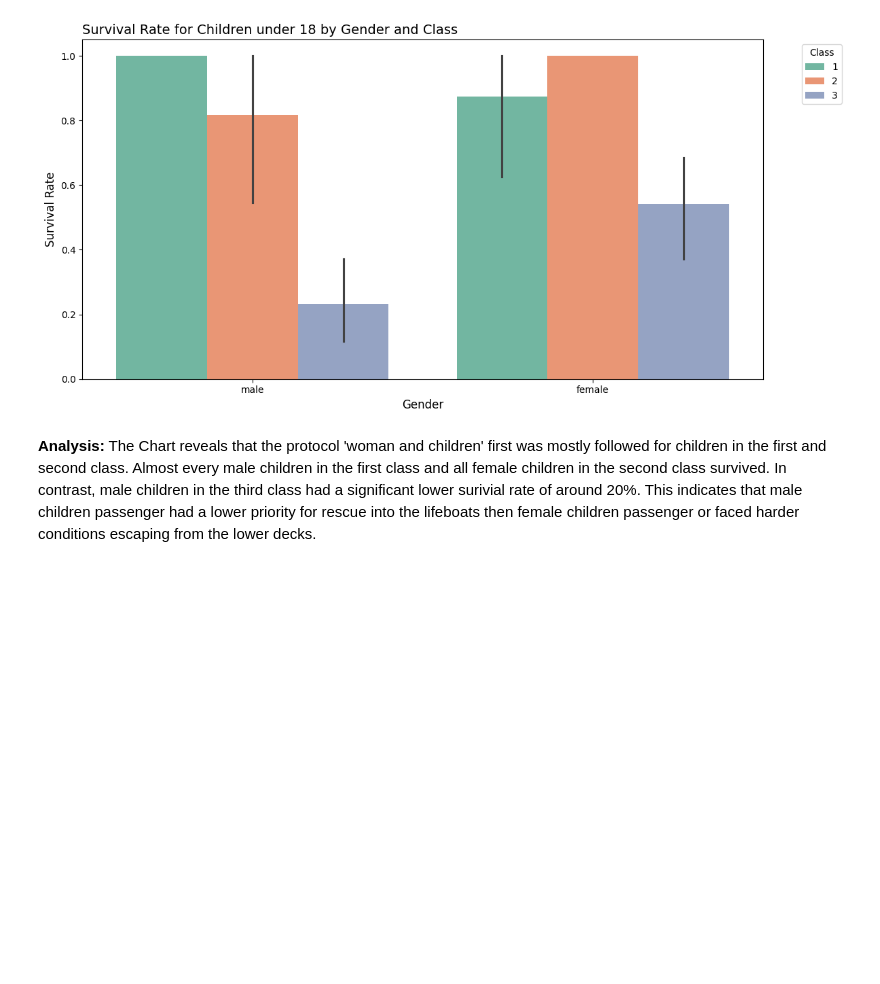
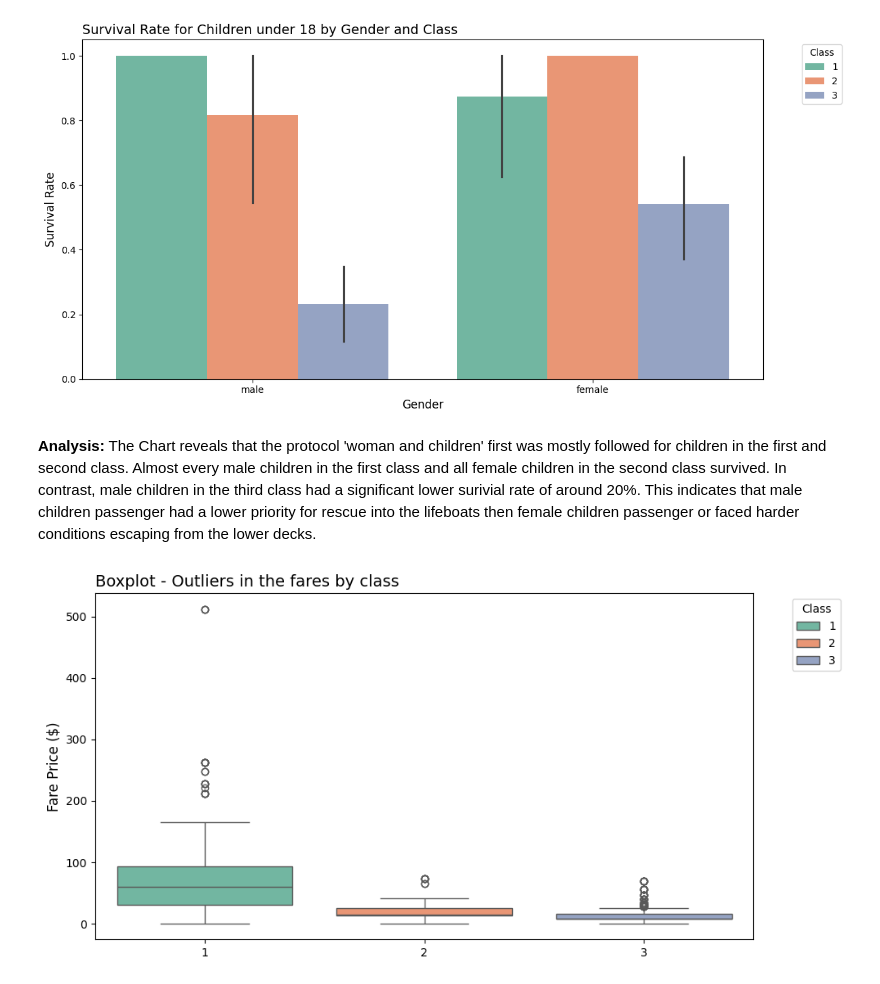
Before and after one commit to clia7/Titanic_Survival_Prediction, a Jupyter notebook: Titanic_Surivial_Prediction.ipynb, the cells around one changed output. Cells and saved outputs as stored; diff of their text form; code cells hidden in the pictures; blank space fills up the shorter version.

Commit message:
added box plot for outliers in the fare prices

```diff
--- a/Titanic_Surivial_Prediction.ipynb
+++ b/Titanic_Surivial_Prediction.ipynb
@@ -253,3 +253,18 @@ plt.show()
 [figure]
 # %% [markdown]
 **Analysis:** The Chart reveals that the protocol 'woman and children' first was mostly followed for children in the first and second class. Almost every male children in the first class and all female children in the second class survived. In contrast, male children in the third class had a significant lower surivial rate of around 20%. This indicates that male children passenger had a lower priority for rescue into the lifeboats then female children passenger or faced harder conditions escaping from the lower decks.
+# %%
+# The statistic inspection from the train_df showed a huge difference between mean and median in the fare tickets.
+# Visualize outliers in the fare tickets in the classes
+
+plt.figure(figsize=(10, 5))
+sns.boxplot(data=train_df, x='Pclass', y='Fare', hue='Pclass', palette='Set2')
+plt.title('Boxplot - Outliers in the fares by class', fontsize=14, loc='left')
+plt.xlabel('')
+plt.ylabel('Fare Price ($)', fontsize=12)
+plt.legend(bbox_to_anchor=(1.05, 1), loc='upper left', title='Class')
+
+plt.tight_layout()
+plt.show()
+# %% [output]
+[figure, added]
```
Also changed, not shown: parts of 3 cells of this notebook.
